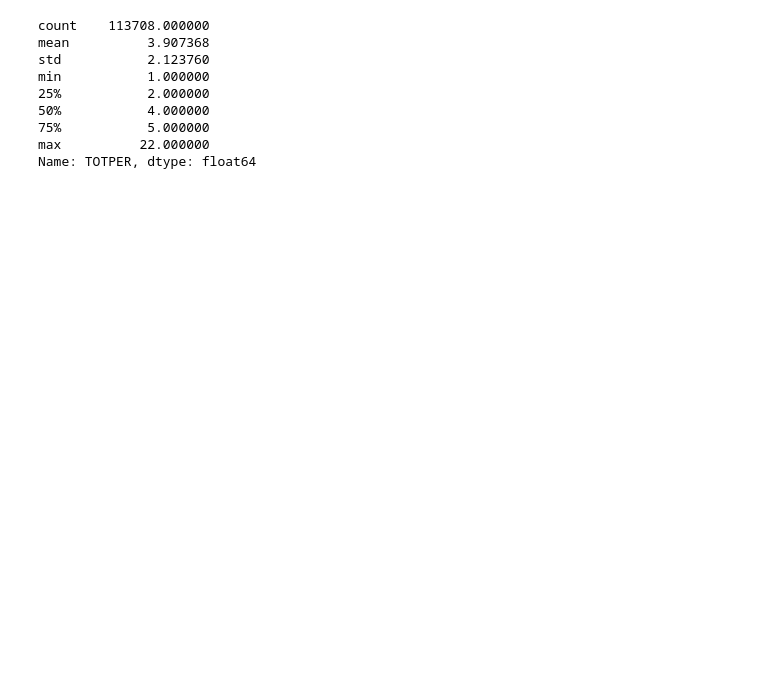
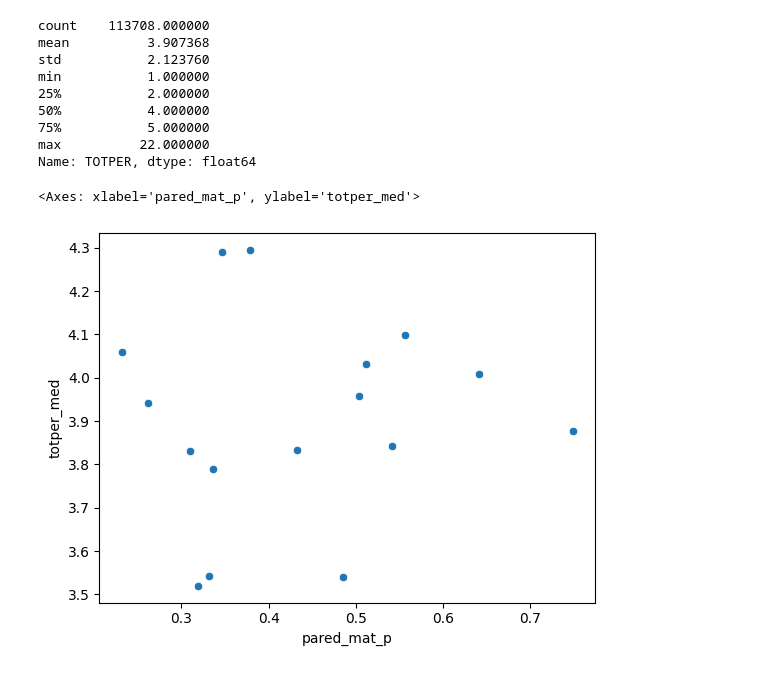
Before and after one commit to otoperalias/teaching, a Jupyter notebook: UTE_TallerAnalisisCuanti.ipynb, the cells around one changed output. Saved outputs shown, nothing was run; the diff lists cells and outputs as text; code cells hidden in the pictures; blank space fills up the shorter version.

```diff
--- a/UTE_TallerAnalisisCuanti.ipynb
+++ b/UTE_TallerAnalisisCuanti.ipynb
@@ -351,3 +430,8 @@ min           1.000000
 75%           5.000000
 max          22.000000
 Name: TOTPER, dtype: float64
+# %%
+sns.scatterplot(data=vpo_c,x="pared_mat_p",y="totper_med")
+# %% [output]
+<Axes: xlabel='pared_mat_p', ylabel='totper_med'>
+[figure, added]
```
Also changed, not shown: parts of 38 cells of this notebook.
